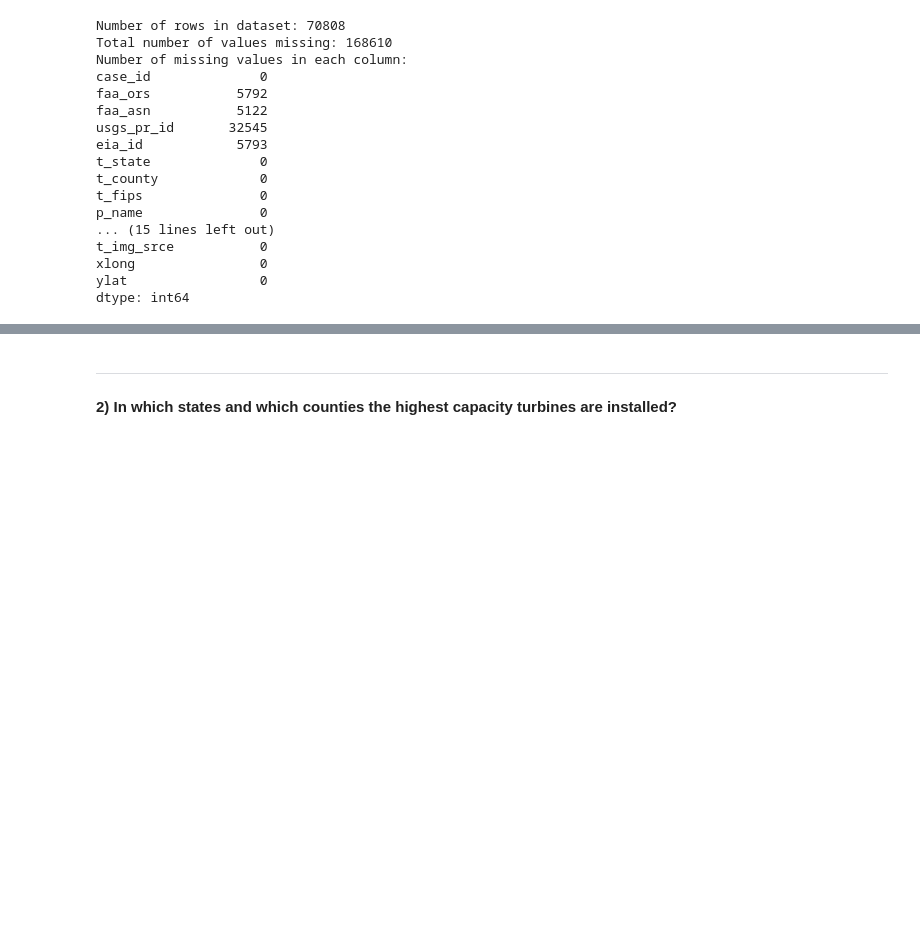
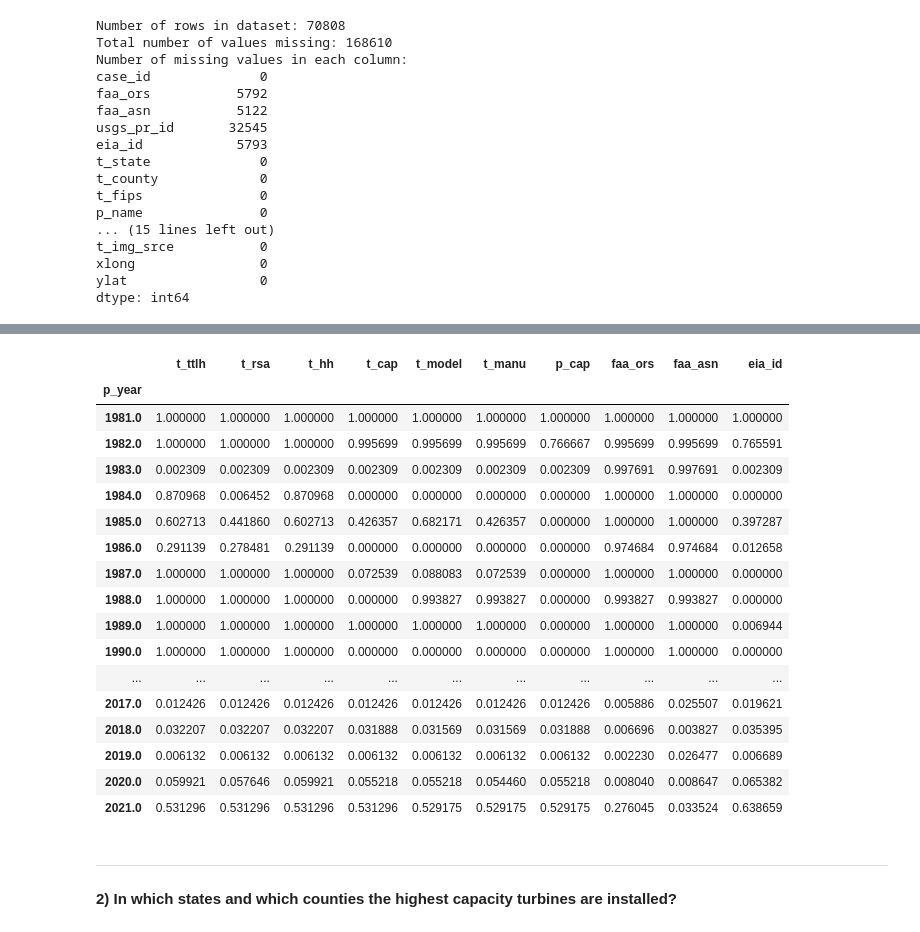
Before and after one commit to yairg98/Data-Driven-Problem-Solving, a Jupyter notebook: Midterm Project/Part 1/part1.ipynb, the cells around one changed output, grey strips where cells are left out. Saved outputs shown, nothing was run; the diff lists cells and outputs as text; code cells hidden in the pictures; blank space fills up the shorter version.

```diff
--- a/Midterm Project/Part 1/part1.ipynb
+++ b/Midterm Project/Part 1/part1.ipynb
@@ -52,3 +71,33 @@ dtype: int64
+# %%
+# Analyzing the missing data by year
+total_entries_by_year = df['p_year'].value_counts()
+num_missing_by_year = df.groupby('p_year').apply(lambda x: x.isnull().sum())
+percent_missing_by_year = df.groupby('p_year').apply(lambda x: x.isnull().mean())
+
+# Missing technical specs by year (columns 1-7)
+# Missing forms, identifiers, and records by year (columns 8-10)
+percent_missing_by_year[[
+    't_ttlh','t_rsa','t_hh','t_cap','t_model','t_manu','p_cap',
+    'faa_ors','faa_asn','eia_id']]
+# %% [output]
+|  | t_ttlh | t_rsa | t_hh | t_cap | t_model | t_manu | p_cap | faa_ors | faa_asn | eia_id |
+| p_year |  |  |  |  |  |  |  |  |  |  |
+| 1981.0 | 1.000000 | 1.000000 | 1.000000 | 1.000000 | 1.000000 | 1.000000 | 1.000000 | 1.000000 | 1.000000 | 1.000000 |
+| 1982.0 | 1.000000 | 1.000000 | 1.000000 | 0.995699 | 0.995699 | 0.995699 | 0.766667 | 0.995699 | 0.995699 | 0.765591 |
+| 1983.0 | 0.002309 | 0.002309 | 0.002309 | 0.002309 | 0.002309 | 0.002309 | 0.002309 | 0.997691 | 0.997691 | 0.002309 |
+| 1984.0 | 0.870968 | 0.006452 | 0.870968 | 0.000000 | 0.000000 | 0.000000 | 0.000000 | 1.000000 | 1.000000 | 0.000000 |
+| 1985.0 | 0.602713 | 0.441860 | 0.602713 | 0.426357 | 0.682171 | 0.426357 | 0.000000 | 1.000000 | 1.000000 | 0.397287 |
+| 1986.0 | 0.291139 | 0.278481 | 0.291139 | 0.000000 | 0.000000 | 0.000000 | 0.000000 | 0.974684 | 0.974684 | 0.012658 |
+| 1987.0 | 1.000000 | 1.000000 | 1.000000 | 0.072539 | 0.088083 | 0.072539 | 0.000000 | 1.000000 | 1.000000 | 0.000000 |
+| 1988.0 | 1.000000 | 1.000000 | 1.000000 | 0.000000 | 0.993827 | 0.993827 | 0.000000 | 0.993827 | 0.993827 | 0.000000 |
+| 1989.0 | 1.000000 | 1.000000 | 1.000000 | 1.000000 | 1.000000 | 1.000000 | 0.000000 | 1.000000 | 1.000000 | 0.006944 |
+| 1990.0 | 1.000000 | 1.000000 | 1.000000 | 0.000000 | 0.000000 | 0.000000 | 0.000000 | 1.000000 | 1.000000 | 0.000000 |
+| ... | ... | ... | ... | ... | ... | ... | ... | ... | ... | ... |
+| 2017.0 | 0.012426 | 0.012426 | 0.012426 | 0.012426 | 0.012426 | 0.012426 | 0.012426 | 0.005886 | 0.025507 | 0.019621 |
+| 2018.0 | 0.032207 | 0.032207 | 0.032207 | 0.031888 | 0.031569 | 0.031569 | 0.031888 | 0.006696 | 0.003827 | 0.035395 |
+| 2019.0 | 0.006132 | 0.006132 | 0.006132 | 0.006132 | 0.006132 | 0.006132 | 0.006132 | 0.002230 | 0.026477 | 0.006689 |
+| 2020.0 | 0.059921 | 0.057646 | 0.059921 | 0.055218 | 0.055218 | 0.054460 | 0.055218 | 0.008040 | 0.008647 | 0.065382 |
+| 2021.0 | 0.531296 | 0.531296 | 0.531296 | 0.531296 | 0.529175 | 0.529175 | 0.529175 | 0.276045 | 0.033524 | 0.638659 |
 # %% [markdown]
 ---
 **2) In which states and which counties the highest capacity turbines are installed?**
```
Also changed, not shown: parts of 2 cells of this notebook.
